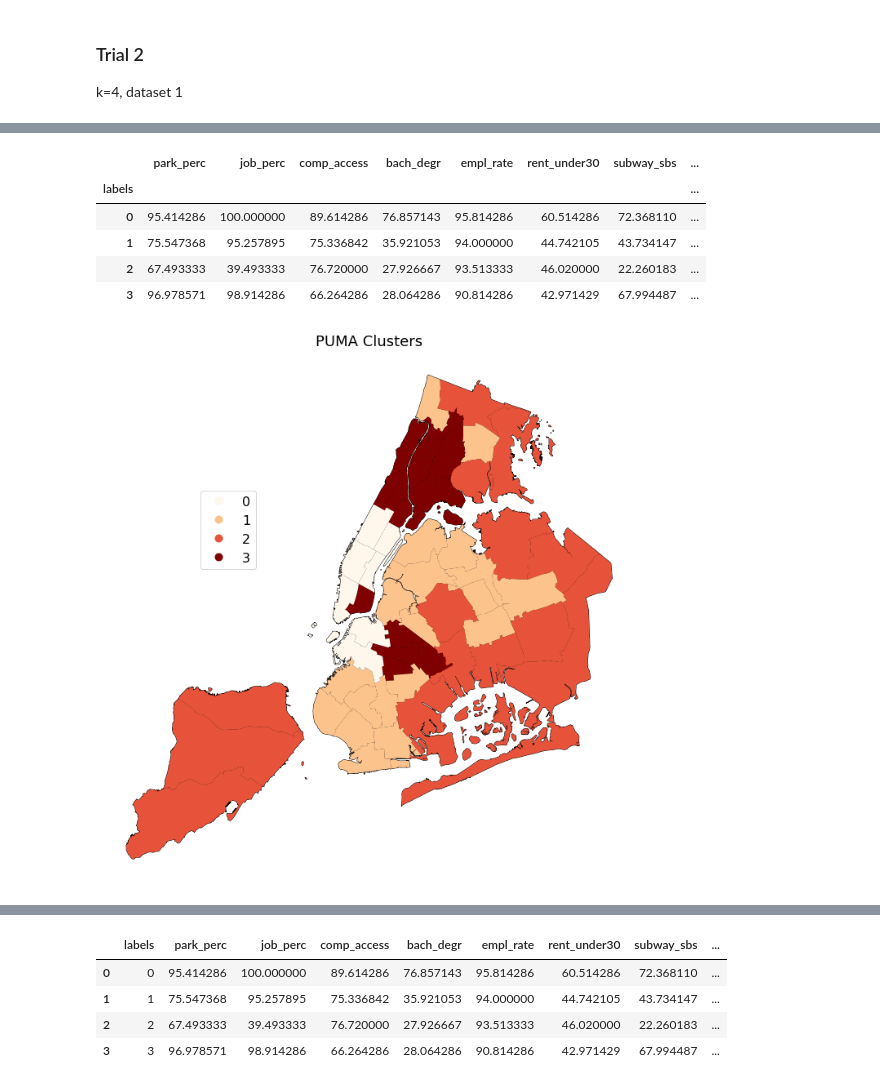
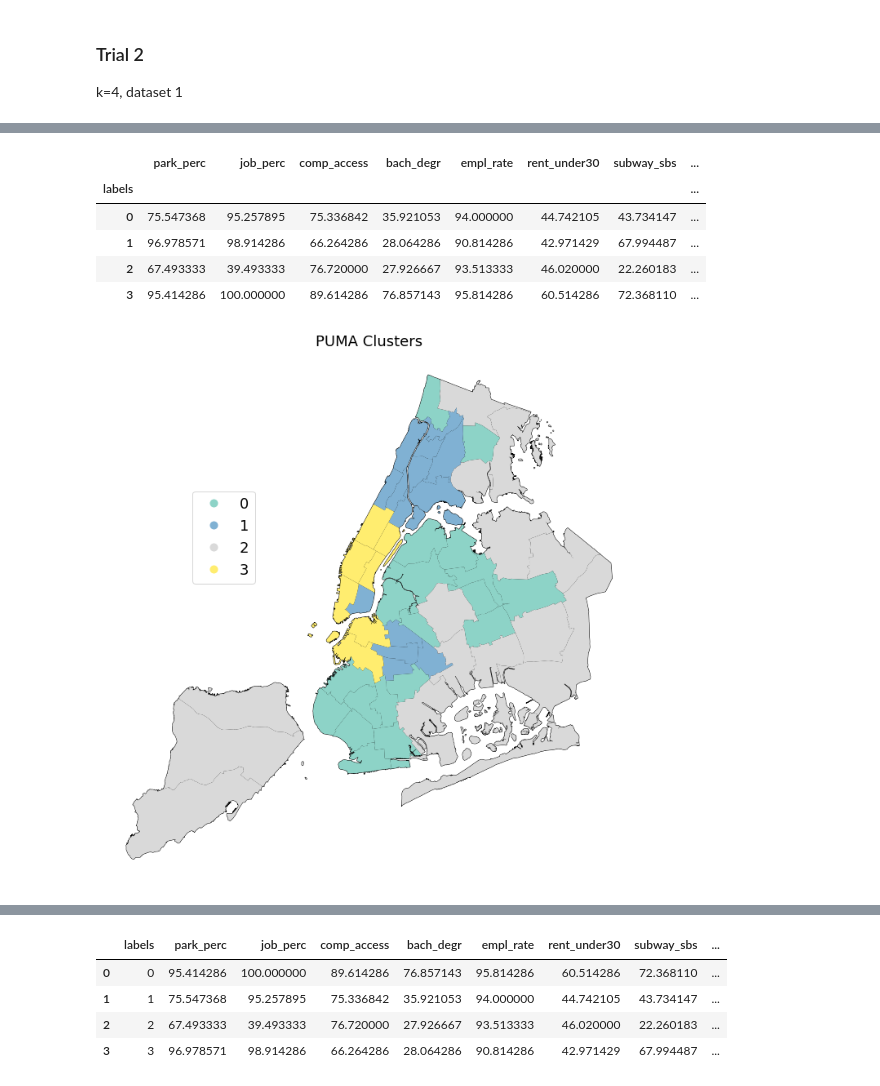
Before and after one commit to mike-carper/NYC-Neighborhood-Clustering, a Jupyter notebook: notebooks/NYC_Neighborhood_Clustering_8V.ipynb, the cells around one changed output, grey strips where cells are left out. Saved outputs shown, nothing was run; the diff lists cells and outputs as text; code cells hidden in the pictures.

```diff
--- a/notebooks/NYC_Neighborhood_Clustering_8V.ipynb
+++ b/notebooks/NYC_Neighborhood_Clustering_8V.ipynb
@@ -433,7 +451,4 @@ k=4, dataset 1
 # %%
-kmeans = KMeans(n_clusters = 4, init = 'k-means++', random_state = 42)
-kmeans.fit(C1)
-df_1C['labels'] = kmeans.labels_
 cluster_sum2 = df_1C.groupby(['labels']).agg({'park_perc':'mean','job_perc':'mean',
                                                  'comp_access':'mean','bach_degr':'mean',
                                                  'empl_rate':'mean','rent_under30':'mean',
@@ -443,20 +458,20 @@ cluster_sum2.head()
 # %% [output]
 |  | park_perc | job_perc | comp_access | bach_degr | empl_rate | rent_under30 | subway_sbs | ... |
 | labels |  |  |  |  |  |  |  | ... |
-| 0 | 95.414286 | 100.000000 | 89.614286 | 76.857143 | 95.814286 | 60.514286 | 72.368110 | ... |
-| 1 | 75.547368 | 95.257895 | 75.336842 | 35.921053 | 94.000000 | 44.742105 | 43.734147 | ... |
+| 0 | 75.547368 | 95.257895 | 75.336842 | 35.921053 | 94.000000 | 44.742105 | 43.734147 | ... |
+| 1 | 96.978571 | 98.914286 | 66.264286 | 28.064286 | 90.814286 | 42.971429 | 67.994487 | ... |
 | 2 | 67.493333 | 39.493333 | 76.720000 | 27.926667 | 93.513333 | 46.020000 | 22.260183 | ... |
-| 3 | 96.978571 | 98.914286 | 66.264286 | 28.064286 | 90.814286 | 42.971429 | 67.994487 | ... |
+| 3 | 95.414286 | 100.000000 | 89.614286 | 76.857143 | 95.814286 | 60.514286 | 72.368110 | ... |
 # %%
 df_1C['puma'] = df_1C['PUMA'].str[3:]
 cluster_shapefile = pd.merge(puma_shape, df_1C, how='left', on='puma')
 base = cluster_shapefile.plot(color='white', edgecolor='black', figsize=(12,12))
 ax = cluster_shapefile.plot(column='labels',categorical=True,legend=True,
-                            legend_kwds={'bbox_to_anchor':(.3, .75),'fontsize':16},
-                            cmap='OrRd',ax=base)
+                            legend_kwds={'bbox_to_anchor':(.3, .75),'fontsize':18},
+                            cmap='Set3',ax=base)
 ax.set_aspect='equal'
 ax.axis('off')
 plt.title('PUMA Clusters',size=18)
 plt.show()
 # %% [output]
-[figure, old version]
+[figure, new version]
```
Also changed, not shown: parts of 17 cells of this notebook, 2 other files.
